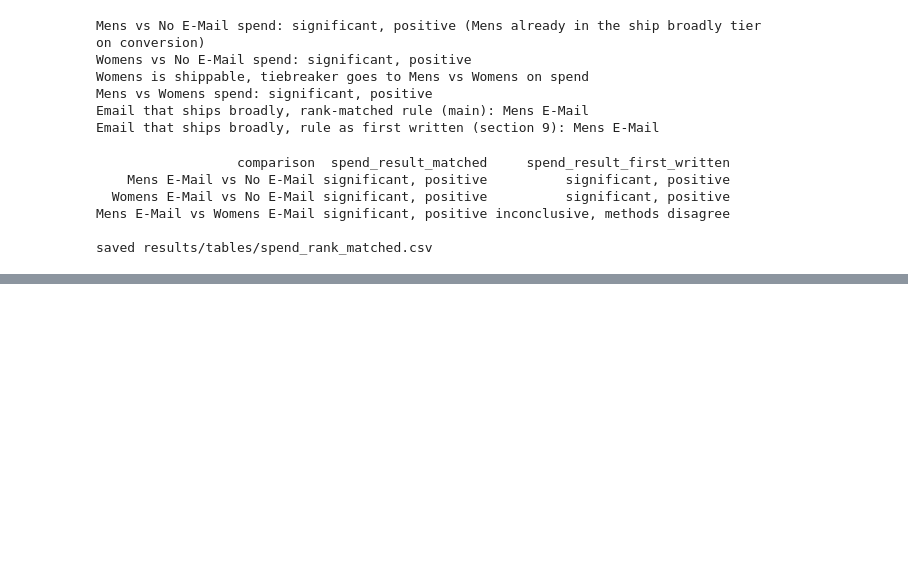
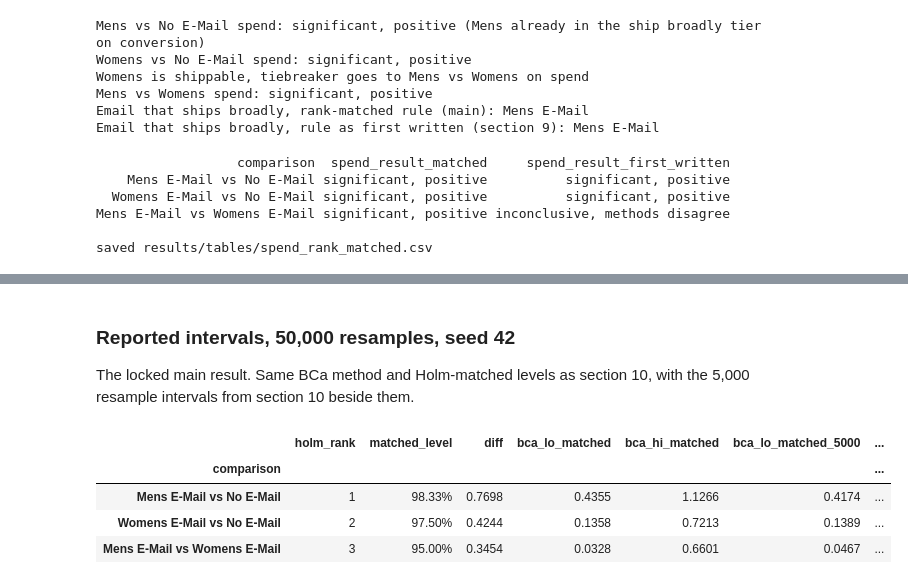
Before and after one commit to luisesparza3347/ab-testing-experiments, a Jupyter notebook: notebooks/02_primary_readout.ipynb, the cells around one changed output, grey strips where cells are left out. Drawn from its saved outputs; the diff is of its cells as text; code cells hidden in the pictures; blank space fills up the shorter version.

```diff
--- a/notebooks/02_primary_readout.ipynb
+++ b/notebooks/02_primary_readout.ipynb
@@ -759,0 +793,28 @@ saved results/tables/spend_rank_matched.csv
+# %%
+holm_info = sr.set_index("comparison")[["holm_rank", "holm_bar", "matched_level", "diff", "welch_sig", "p_holm"]]
+
+def run_boot(seed, B):
+    rng_s = np.random.default_rng(seed=seed)
+    out = {}
+    for arm_t, arm_c in comparisons:
+        x_t, x_c = arm_spend[arm_t], arm_spend[arm_c]
+        n_t, n_c = len(x_t), len(x_c)
+        boot = np.empty(B)
+        for b in range(B):
+            boot[b] = x_t[rng_s.integers(0, n_t, size=n_t)].mean() - x_c[rng_s.integers(0, n_c, size=n_c)].mean()
+        out[f"{arm_t} vs {arm_c}"] = boot
+    return out
+
+def intervals_from(boots, seed, B):
+    rows = []
+    for comp, boot in boots.items():
+        h = holm_info.loc[comp]
+        lo_m, hi_m, *_ = bca_interval(boot, h["diff"], jack_store[comp], h["holm_bar"])
+        lo_f, hi_f, *_ = bca_interval(boot, h["diff"], jack_store[comp], ALPHA_ADJ)
+        rows.append({"seed": seed, "B": B, "comparison": comp, "matched_level": h["matched_level"],
+                     "bca_lo_matched": lo_m, "bca_hi_matched": hi_m, "bca_lo_9833": lo_f, "bca_hi_9833": hi_f})
+    return rows
+
+check = run_boot(42, B_SPEND)
+assert all(np.array_equal(check[k], boot_store[k]) for k in boot_store)
+print("seed 42 at 5,000 resamples reproduces the section 9 replicates exactly")
@@ -759,0 +859,20 @@ saved results/tables/spend_rank_matched.csv
+# %% [markdown]
+### Reported intervals, 50,000 resamples, seed 42
+
+The locked main result. Same BCa method and Holm-matched levels as section 10, with the 5,000 resample intervals from section 10 beside them.
+# %%
+B_MAIN = 50000
+main_50k = pd.DataFrame(intervals_from(run_boot(42, B_MAIN), 42, B_MAIN)).set_index("comparison")
+main_50k = main_50k.join(sr.set_index("comparison")[["bca_lo_matched", "bca_hi_matched"]].rename(
+    columns={"bca_lo_matched": "bca_lo_matched_5000", "bca_hi_matched": "bca_hi_matched_5000"}))
+main_50k = main_50k.join(holm_info[["holm_rank", "diff", "p_holm", "welch_sig"]]).sort_values("holm_rank")
+main_50k[["holm_rank", "matched_level", "diff", "bca_lo_matched", "bca_hi_matched", "bca_lo_matched_5000",
+          "bca_hi_matched_5000", "bca_lo_9833", "bca_hi_9833"]].style.format(
+    {"matched_level": "{:.2%}"} | {c: "{:.4f}" for c in ["diff", "bca_lo_matched", "bca_hi_matched", "bca_lo_matched_5000",
+                                                         "bca_hi_matched_5000", "bca_lo_9833", "bca_hi_9833"]})
+# %% [output]
+|  | holm_rank | matched_level | diff | bca_lo_matched | bca_hi_matched | bca_lo_matched_5000 | ... |
+| comparison |  |  |  |  |  |  | ... |
+| Mens E-Mail vs No E-Mail | 1 | 98.33% | 0.7698 | 0.4355 | 1.1266 | 0.4174 | ... |
+| Womens E-Mail vs No E-Mail | 2 | 97.50% | 0.4244 | 0.1358 | 0.7213 | 0.1389 | ... |
+| Mens E-Mail vs Womens E-Mail | 3 | 95.00% | 0.3454 | 0.0328 | 0.6601 | 0.0467 | ... |
```
Also changed, not shown: parts of 14 cells of this notebook, 5 other files.
